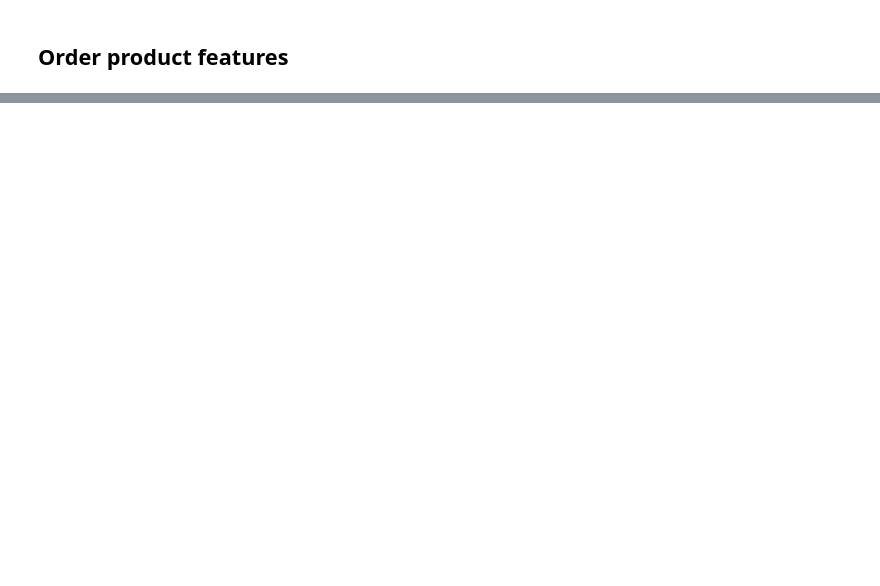
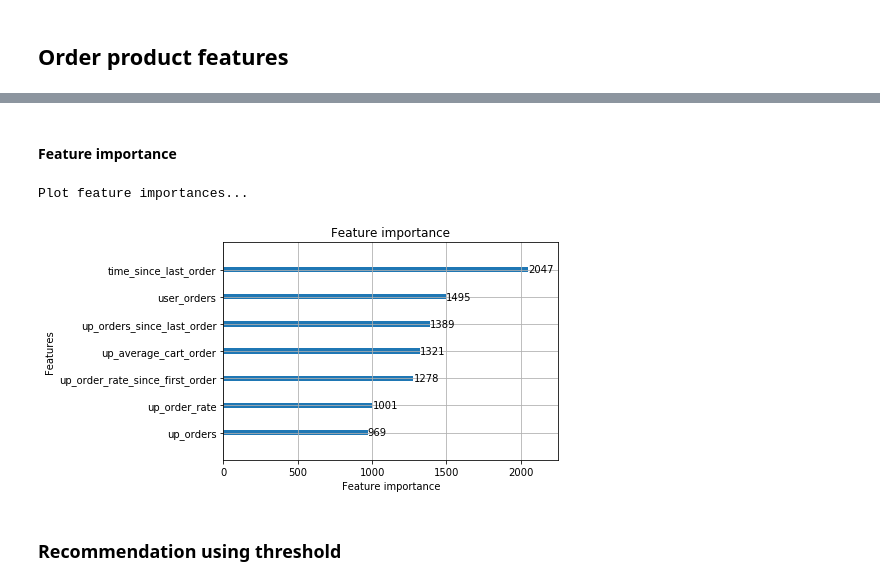
Before and after one commit to tcnguyen/instacart-kaggle, a Jupyter notebook: code/Starter 038.ipynb, the cells around one changed output, grey strips where cells are left out. Saved outputs shown, nothing was run; the diff lists cells and outputs as text; code cells hidden in the pictures; blank space fills up the shorter version.

```diff
--- a/code/Starter 038.ipynb
+++ b/code/Starter 038.ipynb
@@ -113,0 +138,3 @@ up_info.head()
+# %%
+up_info.reordered.fillna(0, inplace=True)
+up_info.head()
@@ -117,0 +152,6 @@ up_info.memory_usage().sum()/1000000
+# %%
+features = ['up_orders', 'up_average_cart_order', 'user_orders', 'time_since_last_order', 'up_order_rate', 'up_orders_since_last_order',
+            'up_order_rate_since_first_order']
+up_info_train = up_info[up_info.eval_set == "train"][features + ["reordered"]]
+train_data = up_info_train[features]
+train_label = up_info_train["reordered"]
@@ -117,0 +167,4 @@ up_info.memory_usage().sum()/1000000
+# %%
+print('formating for lgb')
+d_train = lgb.Dataset(train_data, label=train_label)
+#d_train.save_binary(FEATURES_PATH +  'train.bin')
@@ -117,0 +173,16 @@ up_info.memory_usage().sum()/1000000
+# %%
+params = {
+    'task': 'train',
+    'boosting_type': 'gbdt',
+    'objective': 'binary',
+    'metric': {'binary_logloss'},
+    'num_leaves': 96,
+    'max_depth': 10,
+    'feature_fraction': 0.9,
+    'bagging_fraction': 0.95,
+    'bagging_freq': 5
+}
+ROUNDS = 100
+
+print('light GBM train :-)')
+bst = lgb.train(params, d_train, ROUNDS)
@@ -117,0 +270,2 @@ up_info.memory_usage().sum()/1000000
+# %% [markdown]
+#### Feature importance
@@ -117,0 +275,9 @@ up_info.memory_usage().sum()/1000000
+# %%
+print('Plot feature importances...')
+ax = lgb.plot_importance(bst, max_num_features=10)
+plt.show()
+# %% [output]
+Plot feature importances...
+[figure, added]
+# %% [markdown]
+### Recommendation using threshold
```
Also changed, not shown: parts of 34 cells of this notebook.
